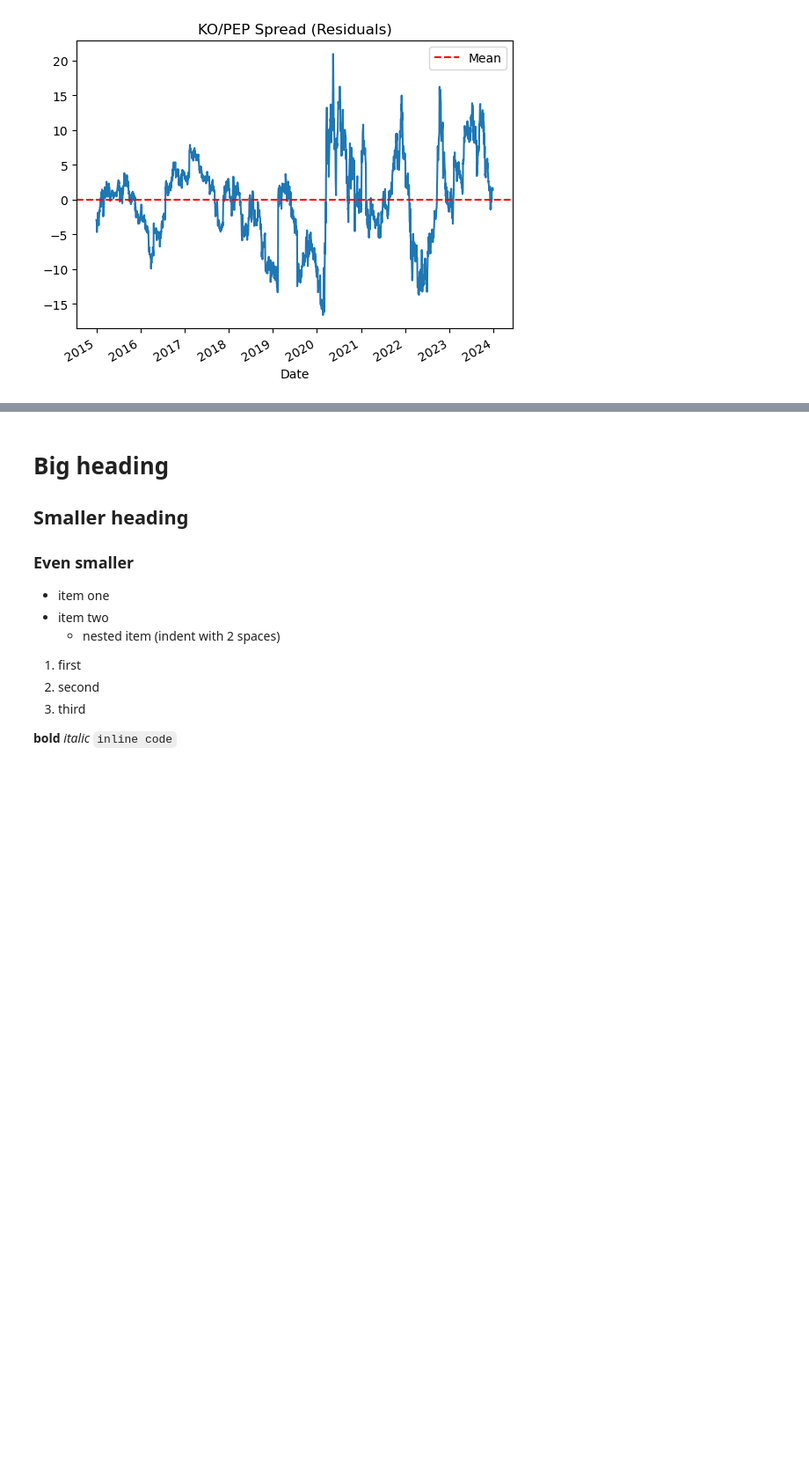
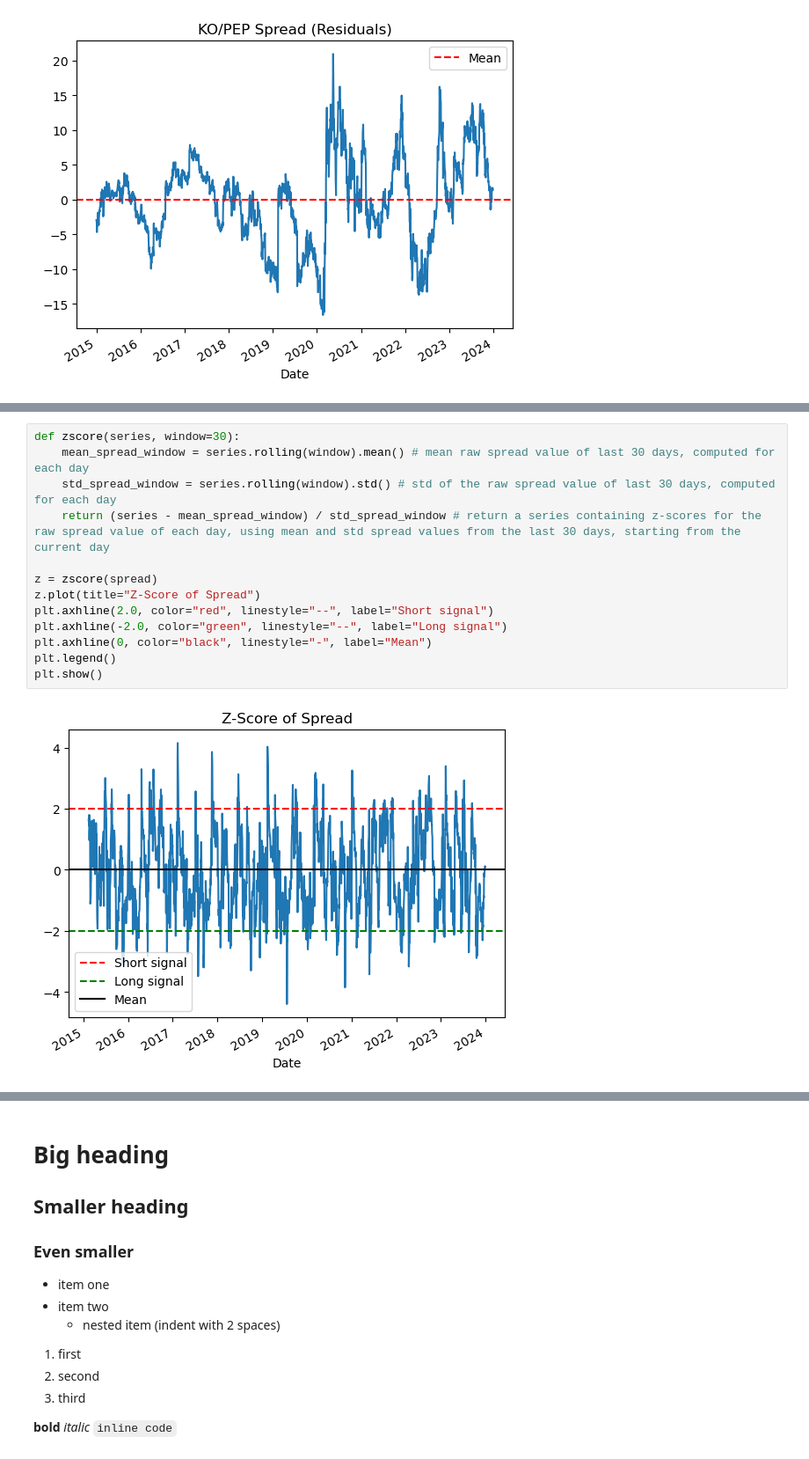
Before and after one commit to Godwin-Coding/KO-PEP-Pairs-Trading-Algorithm, a Jupyter notebook: main.ipynb, the cells around one changed output, grey strips where cells are left out. Shown at 88% size. Drawn from its saved outputs; the diff is of its cells as text; blank space fills up the shorter version.

Commit message:
finished graph analysis for step 5, finished step 6 on Z-score and signal generation

```diff
--- a/main.ipynb
+++ b/main.ipynb
@@ -472,0 +520,15 @@ plt.show() #actually displays the graph
+# %%
+def zscore(series, window=30):
+    mean_spread_window = series.rolling(window).mean() # mean raw spread value of last 30 days, computed for each day
+    std_spread_window = series.rolling(window).std() # std of the raw spread value of last 30 days, computed for each day
+    return (series - mean_spread_window) / std_spread_window # return a series containing z-scores for the raw spread value of each day, using mean and std spread values from the last 30 days, starting from the current day
+
+z = zscore(spread)
+z.plot(title="Z-Score of Spread")
+plt.axhline(2.0, color="red", linestyle="--", label="Short signal")
+plt.axhline(-2.0, color="green", linestyle="--", label="Long signal")
+plt.axhline(0, color="black", linestyle="-", label="Mean")
+plt.legend()
+plt.show()
+# %% [output]
+[figure, added]
```
Also changed, not shown: parts of 3 cells of this notebook.
